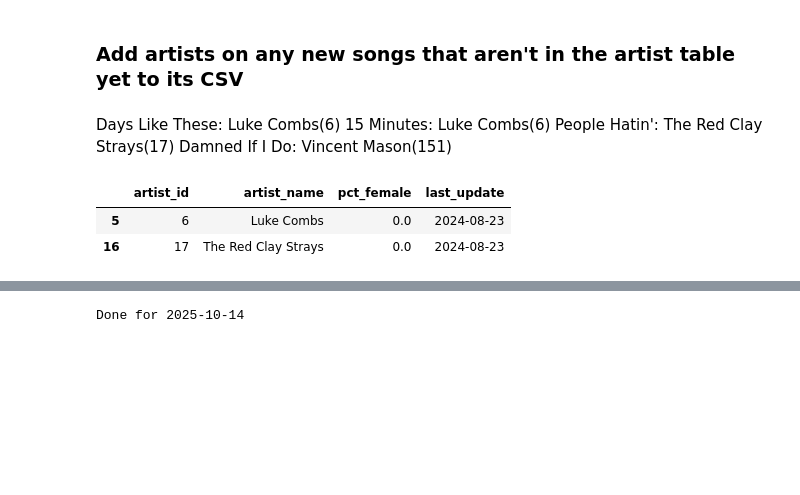
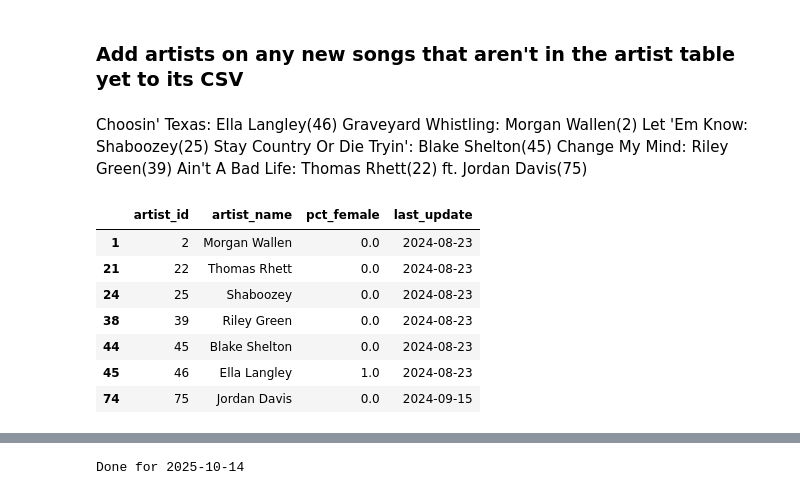
Before and after one commit to jwmanahan/billboard, a Jupyter notebook: add_new_week.ipynb, the cells around one changed output, grey strips where cells are left out. Drawn from its saved outputs; the diff is of its cells as text; code cells hidden in the pictures; blank space fills up the shorter version.

```diff
--- a/add_new_week.ipynb
+++ b/add_new_week.ipynb
@@ -148,23 +145,34 @@ print(list(new_song_to_rank.keys()))
 # %% [markdown]
 ### Add artists on any new songs that aren't in the artist table yet to its CSV
 # %% [markdown]
-Days Like These: Luke Combs(6)
-15 Minutes: Luke Combs(6)
-People Hatin': The Red Clay Strays(17)
-Damned If I Do: Vincent Mason(151)
+Choosin' Texas: Ella Langley(46)
+Graveyard Whistling: Morgan Wallen(2)
+Let 'Em Know: Shaboozey(25)
+Stay Country Or Die Tryin': Blake Shelton(45)
+Change My Mind: Riley Green(39)
+Ain't A Bad Life: Thomas Rhett(22) ft. Jordan Davis(75)
 # %%
 df_artist = pd.read_csv('source_data/artist.csv')
 # %%
 new_song_artists = [
-    'Luke Combs'
-    , 'The Red Clay Strays'
-    , 'Vincent Mason'
+    'Ella Langley'
+    , 'Morgan Wallen'
+    , 'Shaboozey'
+    , 'Blake Shelton'
+    , 'Riley Green'
+    , 'Thomas Rhett'
+    , 'Jordan Davis'
 ]
 df_artist[df_artist['artist_name'].isin(new_song_artists)]
 # %% [output]
 |  | artist_id | artist_name | pct_female | last_update |
-| 5 | 6 | Luke Combs | 0.0 | 2024-08-23 |
-| 16 | 17 | The Red Clay Strays | 0.0 | 2024-08-23 |
+| 1 | 2 | Morgan Wallen | 0.0 | 2024-08-23 |
+| 21 | 22 | Thomas Rhett | 0.0 | 2024-08-23 |
+| 24 | 25 | Shaboozey | 0.0 | 2024-08-23 |
+| 38 | 39 | Riley Green | 0.0 | 2024-08-23 |
+| 44 | 45 | Blake Shelton | 0.0 | 2024-08-23 |
+| 45 | 46 | Ella Langley | 1.0 | 2024-08-23 |
+| 74 | 75 | Jordan Davis | 0.0 | 2024-09-15 |
 # %%
 df_artist['artist_id'].max()
 # %% [output]
```
Also changed, not shown: parts of 25 cells of this notebook, 5 other files.
